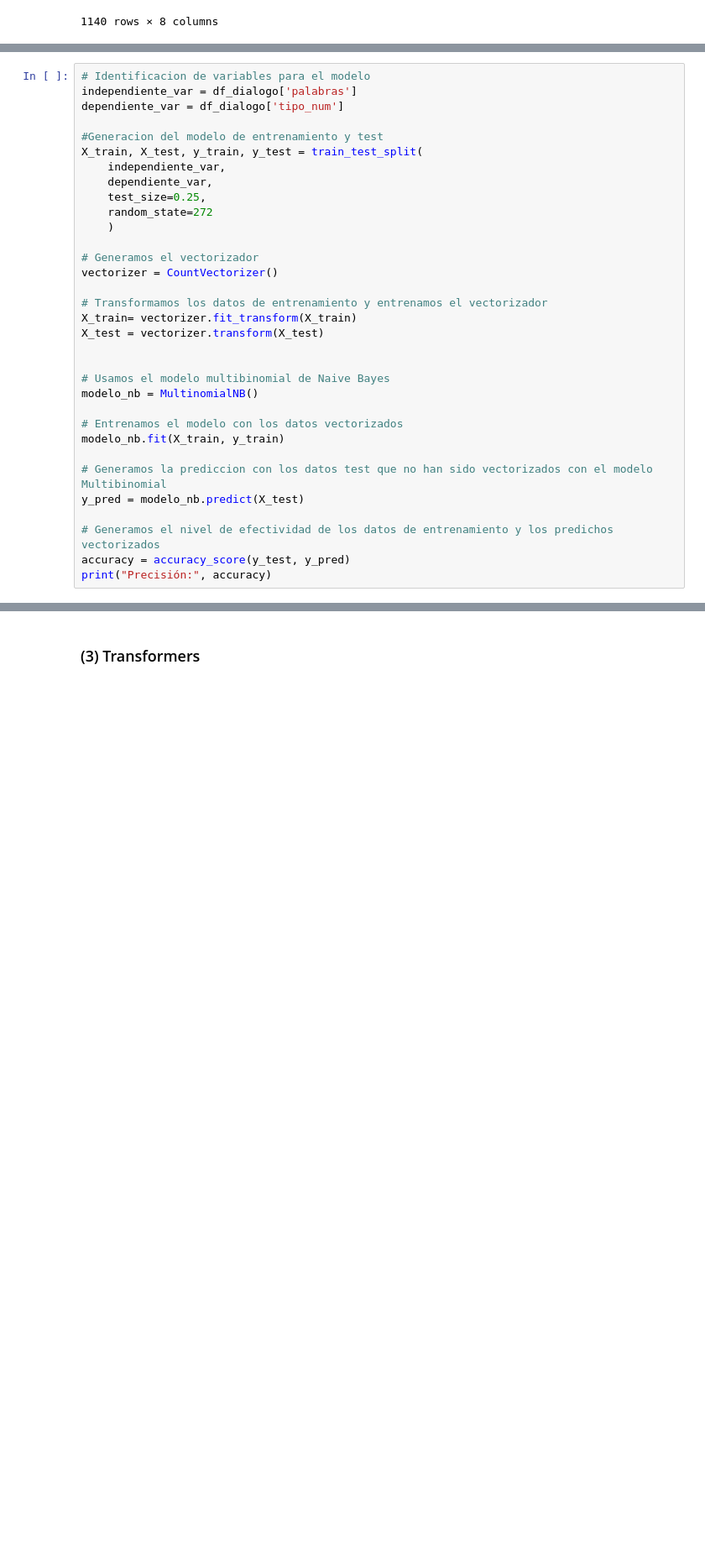
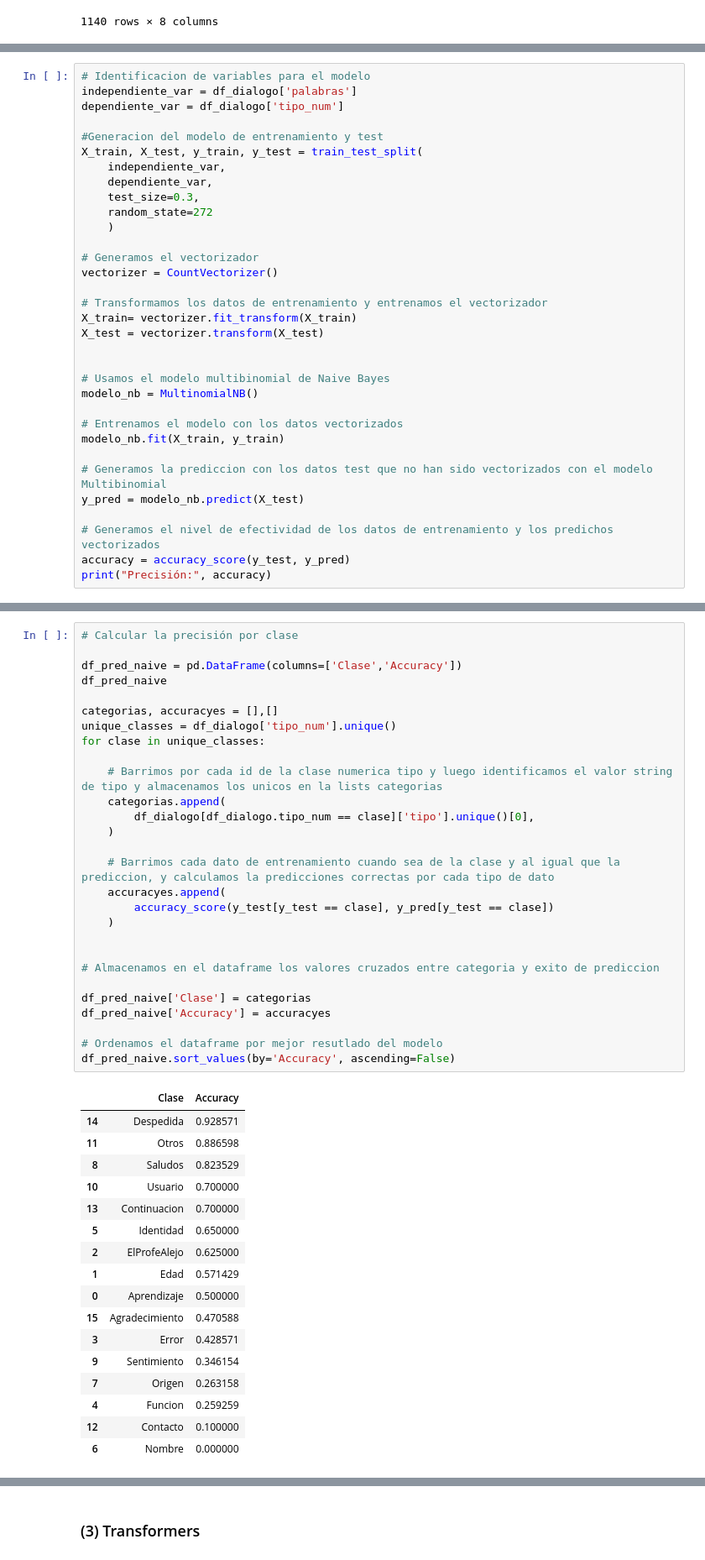
Before and after one commit to Bigote93/Chatbot_Alura_Sprint1, a Jupyter notebook: Chatbot_Inteligente_Alura_Sprint1.ipynb, the cells around one changed output, grey strips where cells are left out. Shown: that part at 84% size. Saved outputs shown, nothing was run; the diff lists cells and outputs as text; blank space fills up the shorter version.

Commit message:
Proceso de respuesta por Naive B.

```diff
--- a/Chatbot_Inteligente_Alura_Sprint1.ipynb
+++ b/Chatbot_Inteligente_Alura_Sprint1.ipynb
@@ -589,7 +635,7 @@ dependiente_var = df_dialogo['tipo_num']
 X_train, X_test, y_train, y_test = train_test_split(
     independiente_var,
     dependiente_var,
-    test_size=0.25,
+    test_size=0.3,
     random_state=272
     )
 
@@ -619,0 +681,46 @@ Precisión: 0.6140350877192983
+# %%
+# Calcular la precisión por clase
+
+df_pred_naive = pd.DataFrame(columns=['Clase','Accuracy'])
+df_pred_naive
+
+categorias, accuracyes = [],[]
+unique_classes = df_dialogo['tipo_num'].unique()
+for clase in unique_classes:
+
+    # Barrimos por cada id de la clase numerica tipo y luego identificamos el valor string de tipo y almacenamos los unicos en la lists categorias
+    categorias.append(
+        df_dialogo[df_dialogo.tipo_num == clase]['tipo'].unique()[0],
+    )
+
+    # Barrimos cada dato de entrenamiento cuando sea de la clase y al igual que la prediccion, y calculamos la predicciones correctas por cada tipo de dato
+    accuracyes.append(
+        accuracy_score(y_test[y_test == clase], y_pred[y_test == clase])
+    )
+
+
+# Almacenamos en el dataframe los valores cruzados entre categoria y exito de prediccion
+
+df_pred_naive['Clase'] = categorias
+df_pred_naive['Accuracy'] = accuracyes
+
+# Ordenamos el dataframe por mejor resutlado del modelo
+df_pred_naive.sort_values(by='Accuracy', ascending=False)
+# %% [output]
+|  | Clase | Accuracy |
+| 14 | Despedida | 0.928571 |
+| 11 | Otros | 0.886598 |
+| 8 | Saludos | 0.823529 |
+| 10 | Usuario | 0.700000 |
+| 13 | Continuacion | 0.700000 |
+| 5 | Identidad | 0.650000 |
+| 2 | ElProfeAlejo | 0.625000 |
+| 1 | Edad | 0.571429 |
+| 0 | Aprendizaje | 0.500000 |
+| 15 | Agradecimiento | 0.470588 |
+| 3 | Error | 0.428571 |
+| 9 | Sentimiento | 0.346154 |
+| 7 | Origen | 0.263158 |
+| 4 | Funcion | 0.259259 |
+| 12 | Contacto | 0.100000 |
+| 6 | Nombre | 0.000000 |
```
Also changed, not shown: parts of 13 cells of this notebook.
